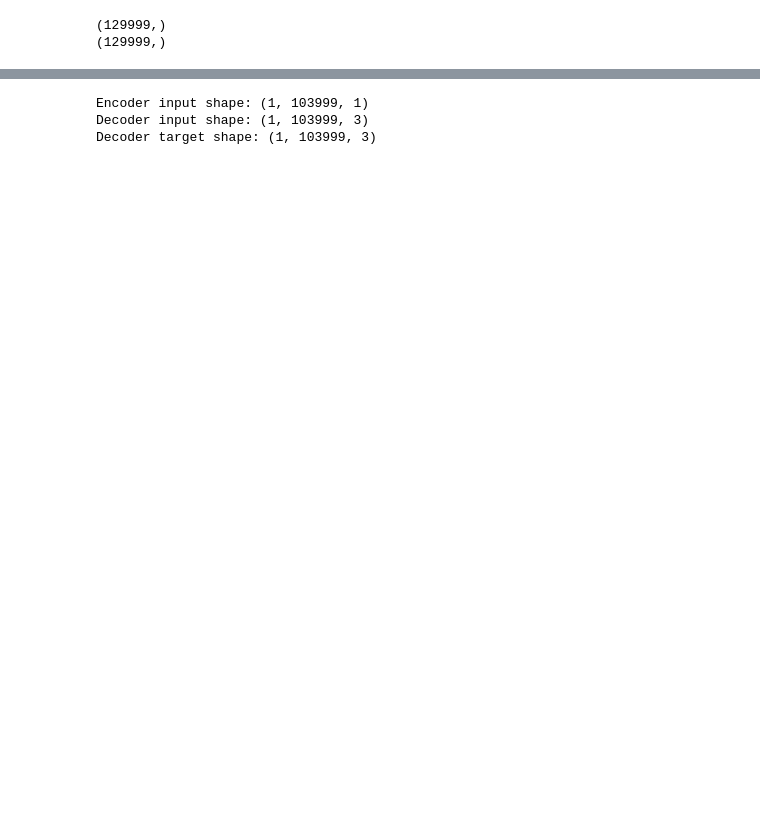
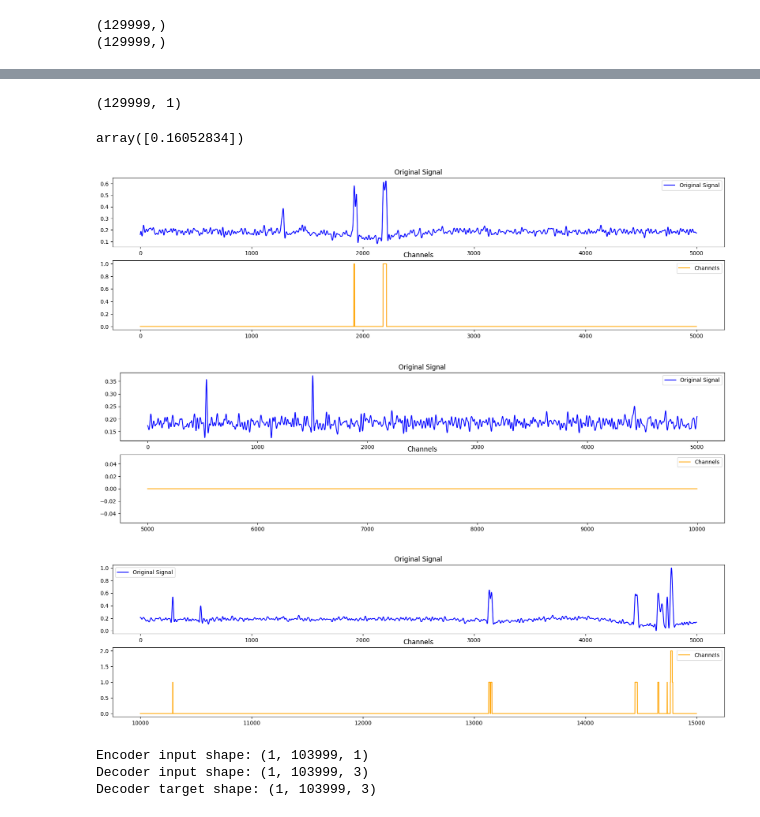
Before and after one commit to DCel567/PatchClamp_nn, a Jupyter notebook: enc_dec.ipynb, the cells around one changed output, grey strips where cells are left out. Cells and saved outputs as stored; diff of their text form; code cells hidden in the pictures; blank space fills up the shorter version.

```diff
--- a/enc_dec.ipynb
+++ b/enc_dec.ipynb
@@ -34,3 +60,34 @@ print(y.shape)
+# %%
+scaler = MinMaxScaler()
+X_scaled = scaler.fit_transform(X_scaled)
+
+print(X_scaled.shape)
+# %% [output]
+(129999, 1)
+# %%
+X_scaled[0][:10]
+# %% [output]
+array([0.16052834])
+# %%
+X_train, X_test, y_train, y_test = train_test_split(X_scaled.squeeze(), y, test_size=0.2, shuffle=False)
+
+steps = 5000
+for x in range(0,12000,steps):
+    plt.figure(figsize=(20, 5))
+
+    plt.subplot(2, 1, 1)
+    plt.plot(X_train[x:x+steps], label='Original Signal', color='blue')
+    plt.title('Original Signal')
+    plt.legend()
+
+    plt.subplot(2, 1, 2) #data.index
+    plt.plot(y_train[x:x+steps], label='Channels', color='orange')
+    plt.title('Channels')
+    plt.legend()
+# %% [output]
+[figure, added]
+[figure, added]
+[figure, added]
 # %%
 X_train, X_test, y_train, y_test = train_test_split(X, y, test_size=0.2, shuffle=False)
 # %%
```
Also changed, not shown: parts of 13 cells of this notebook, 1 other file.
